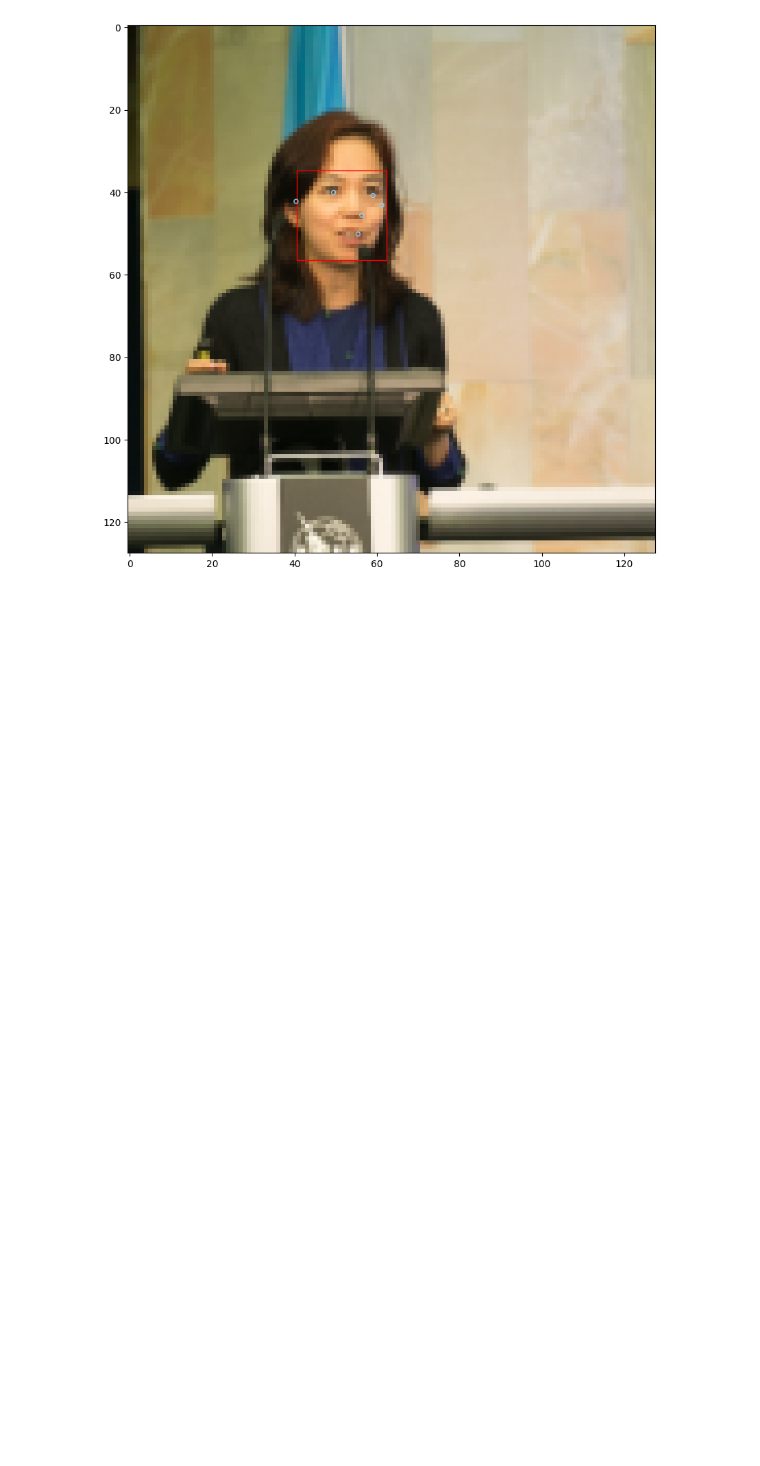
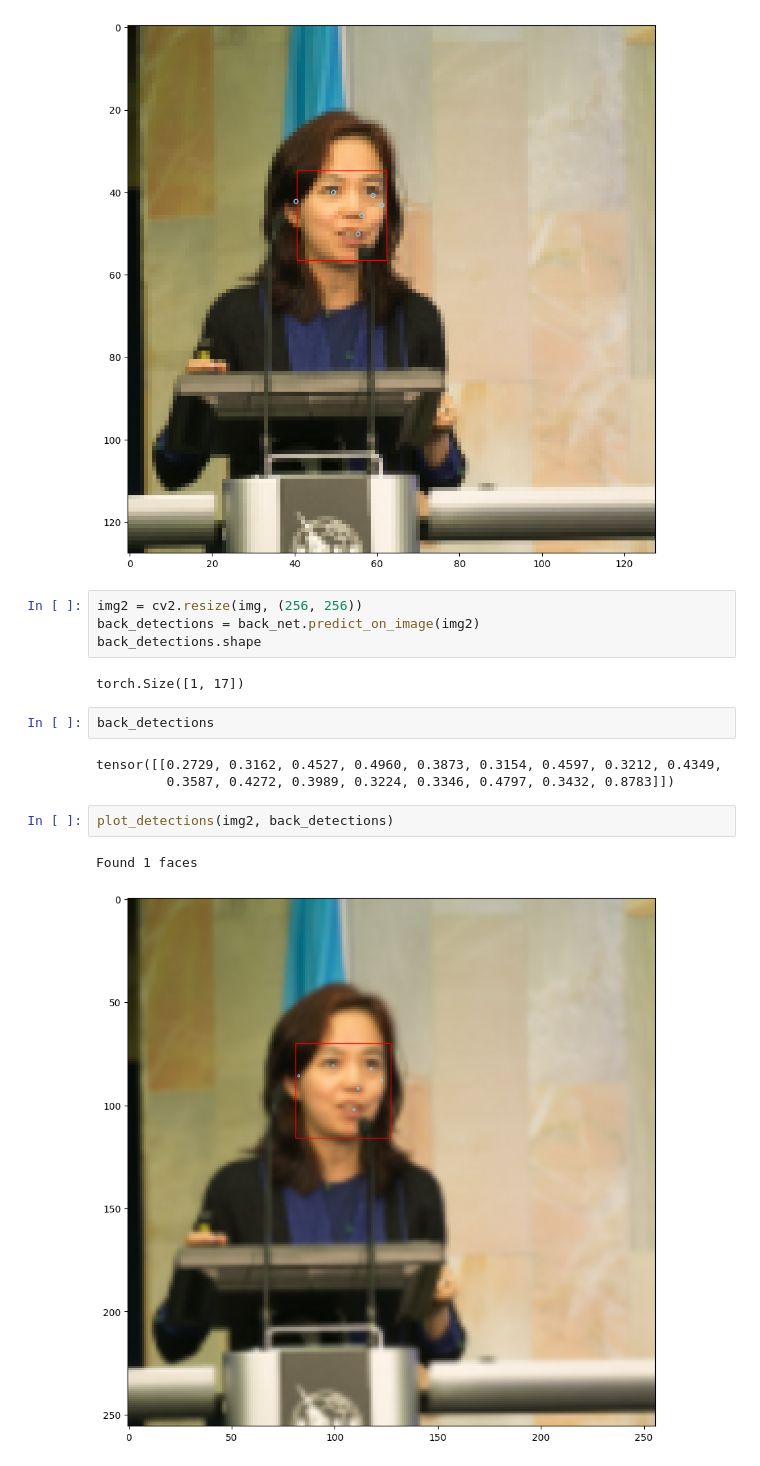
Before and after one commit to hasimoka/BlazeFace-PyTorch, a Jupyter notebook: ConvertToONNX.ipynb, the cells around one changed output. Cells and saved outputs as stored; diff of their text form; blank space fills up the shorter version.

```diff
--- a/ConvertToONNX.ipynb
+++ b/ConvertToONNX.ipynb
@@ -109,3 +109,19 @@ plot_detections(img, front_detections)
 # %% [output]
 Found 1 faces
 [figure]
+# %%
+img2 = cv2.resize(img, (256, 256))
+back_detections = back_net.predict_on_image(img2)
+back_detections.shape
+# %% [output]
+torch.Size([1, 17])
+# %%
+back_detections
+# %% [output]
+tensor([[0.2729, 0.3162, 0.4527, 0.4960, 0.3873, 0.3154, 0.4597, 0.3212, 0.4349,
+         0.3587, 0.4272, 0.3989, 0.3224, 0.3346, 0.4797, 0.3432, 0.8783]])
+# %%
+plot_detections(img2, back_detections)
+# %% [output]
+Found 1 faces
+[figure, added]
```
Also changed, not shown: parts of 5 cells of this notebook.
